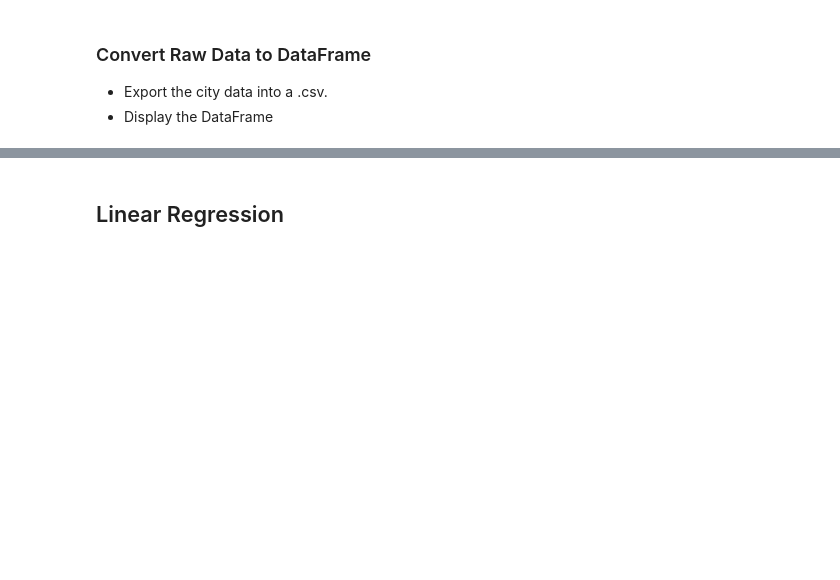
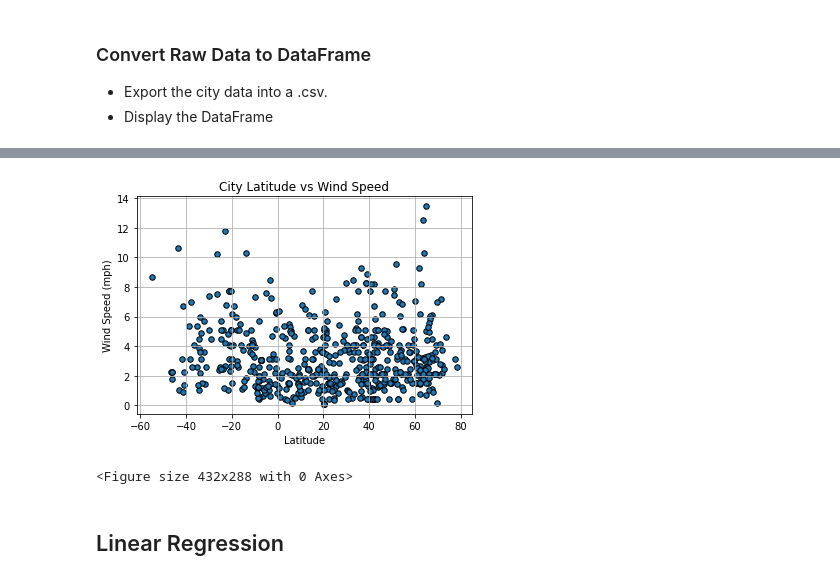
Before and after one commit to eggsnbacon97/python-api-challenge, a Jupyter notebook: WeatherPy.ipynb, the cells around one changed output, grey strips where cells are left out. Cells and saved outputs as stored; diff of their text form; code cells hidden in the pictures; blank space fills up the shorter version.

```diff
--- a/WeatherPy.ipynb
+++ b/WeatherPy.ipynb
@@ -212,2 +214,13 @@ Int64Index([], dtype='int64')
+# %%
+plt.scatter(weather_dataframe["Lat"], weather_dataframe["Wind Speed"], marker='o', s=30, edgecolors= "black")
+plt.title("City Latitude vs Wind Speed")
+plt.ylabel("Wind Speed (mph)")
+plt.xlabel("Latitude")
+plt.grid()
+plt.show()
+plt.savefig('lat_vs_wind.png')
+# %% [output]
+[figure, added]
+<Figure size 432x288 with 0 Axes>
 # %% [markdown]
 ## Linear Regression
```
Also changed, not shown: parts of 42 cells of this notebook, 10 other files.
